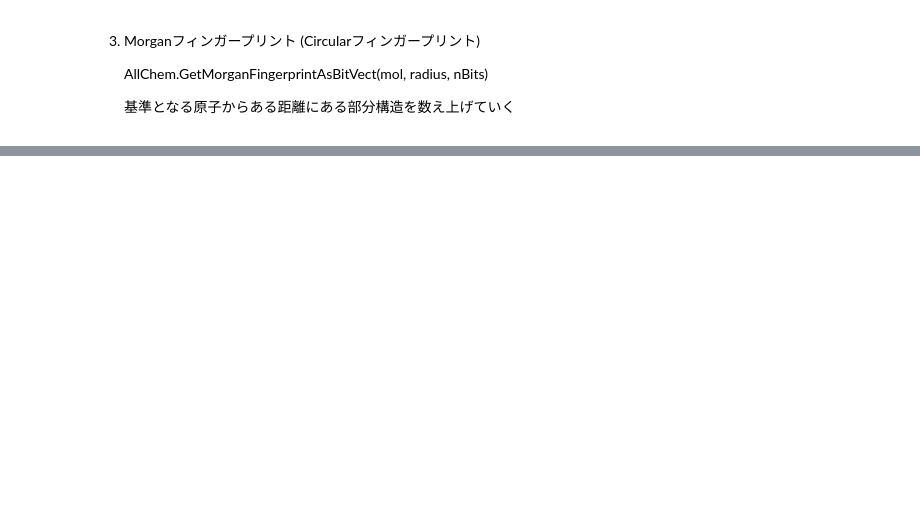
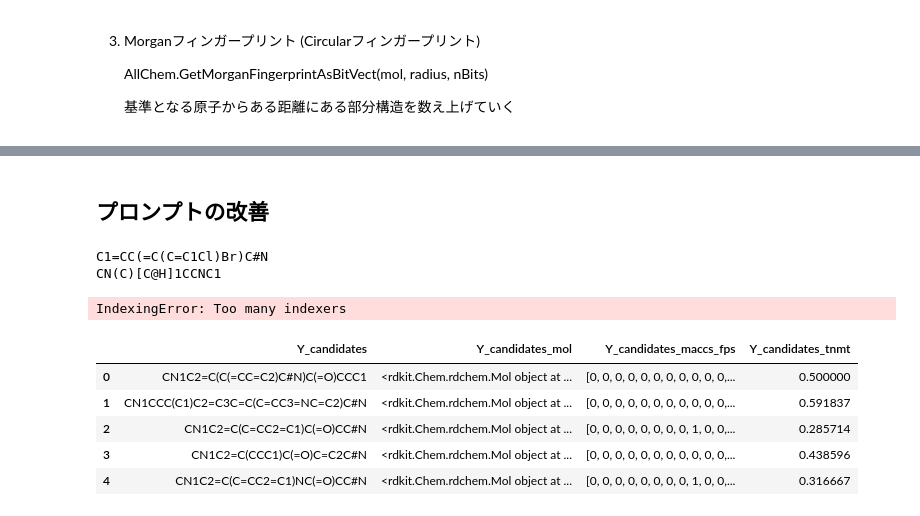
Before and after one commit to KatsumiYamashita/ORD_Chemical_Reaction_Predictor, a Jupyter notebook: sandbox_extract_data.ipynb, the cells around one changed output, grey strips where cells are left out. Saved outputs shown, nothing was run; the diff lists cells and outputs as text; code cells hidden in the pictures; blank space fills up the shorter version.

```diff
--- a/sandbox_extract_data.ipynb
+++ b/sandbox_extract_data.ipynb
@@ -230 +259,69 @@ max        0.428571
 Name: B, dtype: float64
+# %% [markdown]
+## プロンプトの改善
+# %%
+test_A_smiles = test_data_row.loc["A"]
+test_B_smiles = test_data_row["B"]
+
+print(test_A_smiles)
+print(test_B_smiles)
+# %% [output]
+C1=CC(=C(C=C1Cl)Br)C#N
+CN(C)[C@H]1CCNC1
+# %%
+import openai
+from context import training_dataset
+
+
+openai.api_key = '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'
+
+context = f"{training_dataset}\
+    test data:\
+    {test_A_smiles} + {test_B_smiles} = '?'\
+    "
+
+question = "Answer at least five candidates for '?'."
+
+# Question-Answering
+response = openai.Completion.create(
+  engine="text-davinci-003",
+  prompt=f"Question answering:\nContext: {context}\nQuestion: {question}",
+  max_tokens=160
+)
+
+answer = response.choices[0].text.strip()
+print(response)
+# %% [output]
+IndexingError: Too many indexers
+# %%
+df = df_smiles_maccs_fps_tnmt
+df_test_AB_row = df.loc[(df["A"] == test_A_smiles) \
+                                       & (df["B"] == test_B_smiles)]
+df_test_AB_row
+
+test_Y_smiles = df_test_AB_row.loc[45, "Y"]
+test_Y_maccs_fps2 = df_test_AB_row.loc[45, "maccs_fps_Y"]
+
+text = response["choices"][0]["text"]
+start_index = text.index("Candidates for '?' :") + len("Candidates for '?' :")
+result = text[start_index:].split("\n")
+values = [x.strip()[3:] for x in result if x.strip()]
+
+df_product_Y_candidates = pd.DataFrame({"Y_candidates":values})
+
+df_product_Y_candidates["Y_candidates_mol"] = df_product_Y_candidates["Y_candidates"].\
+                                                apply(lambda smiles: generate_mol(smiles))
+
+df_product_Y_candidates["Y_candidates_maccs_fps"] = df_product_Y_candidates["Y_candidates_mol"].\
+                                                apply(lambda mol: AllChem.GetMACCSKeysFingerprint(mol))
+
+df_product_Y_candidates["Y_candidates_tnmt"] = df_product_Y_candidates["Y_candidates_maccs_fps"].\
+                                                apply(lambda maccs_fps: DataStructs.TanimotoSimilarity(test_Y_maccs_fps2, maccs_fps))
+df_product_Y_candidates
+# %% [output]
+|  | Y_candidates | Y_candidates_mol | Y_candidates_maccs_fps | Y_candidates_tnmt |
+| 0 | CN1C2=C(C(=CC=C2)C#N)C(=O)CCC1 | <rdkit.Chem.rdchem.Mol object at ... | [0, 0, 0, 0, 0, 0, 0, 0, 0, 0, 0,... | 0.500000 |
+| 1 | CN1CCC(C1)C2=C3C=C(C=CC3=NC=C2)C#N | <rdkit.Chem.rdchem.Mol object at ... | [0, 0, 0, 0, 0, 0, 0, 0, 0, 0, 0,... | 0.591837 |
+| 2 | CN1C2=C(C=CC2=C1)C(=O)CC#N | <rdkit.Chem.rdchem.Mol object at ... | [0, 0, 0, 0, 0, 0, 0, 0, 1, 0, 0,... | 0.285714 |
+| 3 | CN1C2=C(CCC1)C(=O)C=C2C#N | <rdkit.Chem.rdchem.Mol object at ... | [0, 0, 0, 0, 0, 0, 0, 0, 0, 0, 0,... | 0.438596 |
+| 4 | CN1C2=C(C=CC2=C1)NC(=O)CC#N | <rdkit.Chem.rdchem.Mol object at ... | [0, 0, 0, 0, 0, 0, 0, 0, 1, 0, 0,... | 0.316667 |
```
Also changed, not shown: parts of 7 cells of this notebook.
